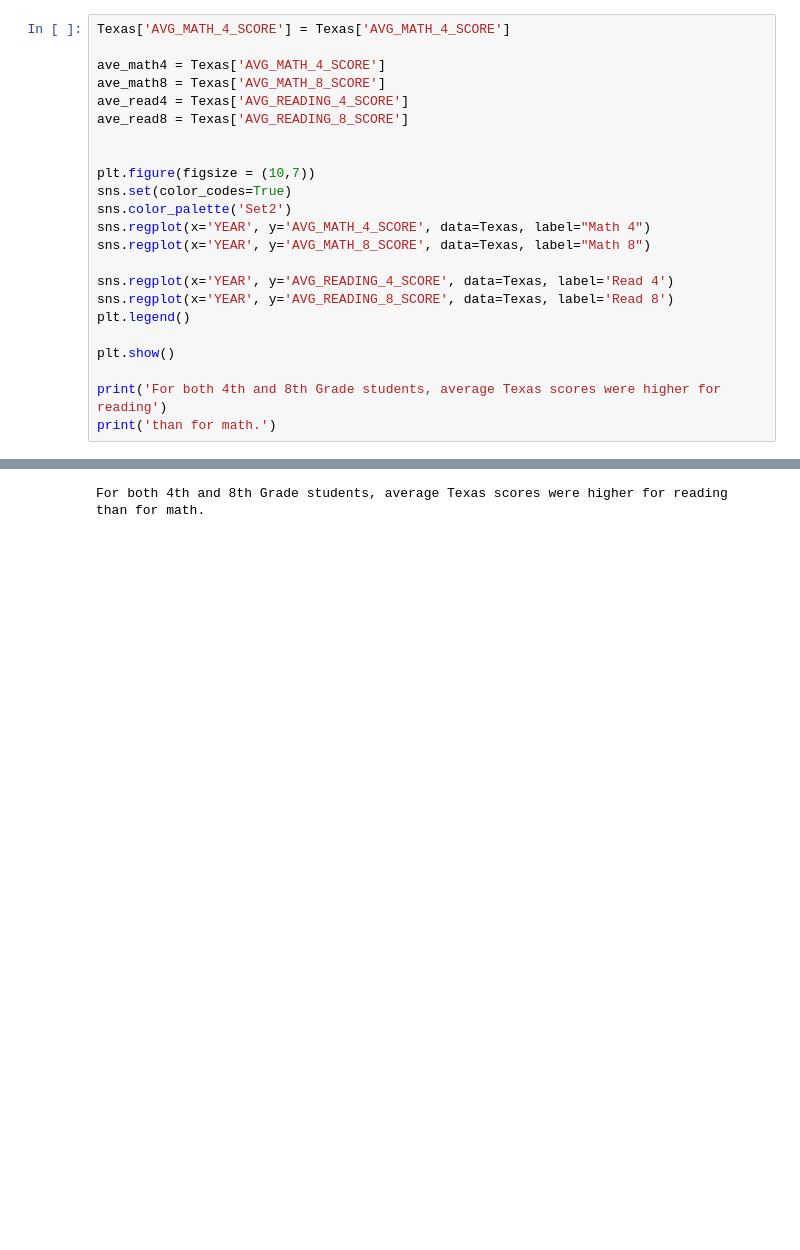
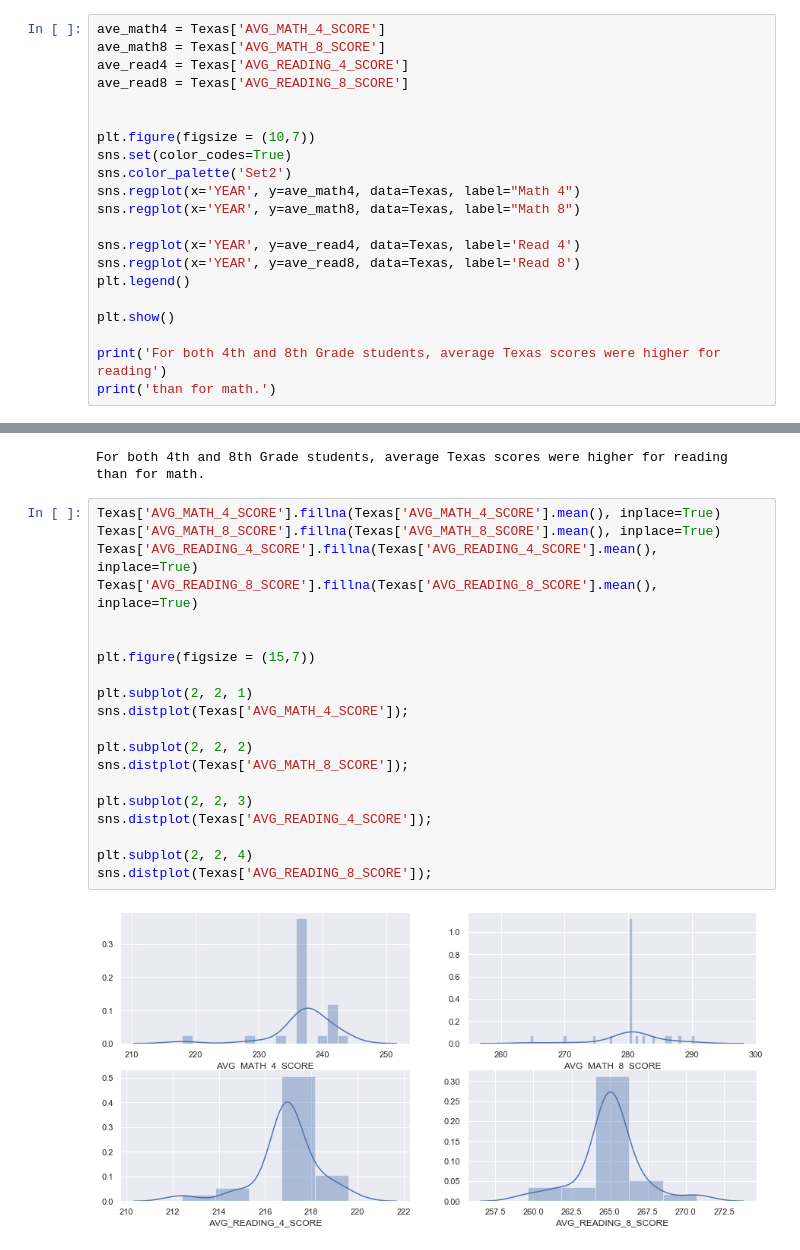
Before and after one commit to colettegabriel/data_science, a Jupyter notebook: Data Exploration 1.ipynb, the cells around one changed output, grey strips where cells are left out. Drawn from its saved outputs; the diff is of its cells as text; blank space fills up the shorter version.

```diff
--- a/Data Exploration 1.ipynb
+++ b/Data Exploration 1.ipynb
@@ -178,6 +157,4 @@ Texas
 # %%
-Texas['AVG_MATH_4_SCORE'] = Texas['AVG_MATH_4_SCORE']
-
 ave_math4 = Texas['AVG_MATH_4_SCORE']
 ave_math8 = Texas['AVG_MATH_8_SCORE']
 ave_read4 = Texas['AVG_READING_4_SCORE']
@@ -187,11 +164,11 @@ ave_read8 = Texas['AVG_READING_8_SCORE']
 plt.figure(figsize = (10,7))
 sns.set(color_codes=True)
 sns.color_palette('Set2')
-sns.regplot(x='YEAR', y='AVG_MATH_4_SCORE', data=Texas, label="Math 4")
-sns.regplot(x='YEAR', y='AVG_MATH_8_SCORE', data=Texas, label="Math 8")
+sns.regplot(x='YEAR', y=ave_math4, data=Texas, label="Math 4")
+sns.regplot(x='YEAR', y=ave_math8, data=Texas, label="Math 8")
 
-sns.regplot(x='YEAR', y='AVG_READING_4_SCORE', data=Texas, label='Read 4')
-sns.regplot(x='YEAR', y='AVG_READING_8_SCORE', data=Texas, label='Read 8')
+sns.regplot(x='YEAR', y=ave_read4, data=Texas, label='Read 4')
+sns.regplot(x='YEAR', y=ave_read8, data=Texas, label='Read 8')
 plt.legend()
 
 plt.show()
@@ -202,3 +179,25 @@ print('than for math.')
 [figure]
 For both 4th and 8th Grade students, average Texas scores were higher for reading
 than for math.
+# %%
+Texas['AVG_MATH_4_SCORE'].fillna(Texas['AVG_MATH_4_SCORE'].mean(), inplace=True)
+Texas['AVG_MATH_8_SCORE'].fillna(Texas['AVG_MATH_8_SCORE'].mean(), inplace=True)
+Texas['AVG_READING_4_SCORE'].fillna(Texas['AVG_READING_4_SCORE'].mean(), inplace=True)
+Texas['AVG_READING_8_SCORE'].fillna(Texas['AVG_READING_8_SCORE'].mean(), inplace=True)
+
+
+plt.figure(figsize = (15,7))
+
+plt.subplot(2, 2, 1)
+sns.distplot(Texas['AVG_MATH_4_SCORE']);
+
+plt.subplot(2, 2, 2)
+sns.distplot(Texas['AVG_MATH_8_SCORE']);
+
+plt.subplot(2, 2, 3)
+sns.distplot(Texas['AVG_READING_4_SCORE']);
+
+plt.subplot(2, 2, 4)
+sns.distplot(Texas['AVG_READING_8_SCORE']);
+# %% [output]
+[figure, added]
```
Also changed, not shown: parts of 3 cells of this notebook.
